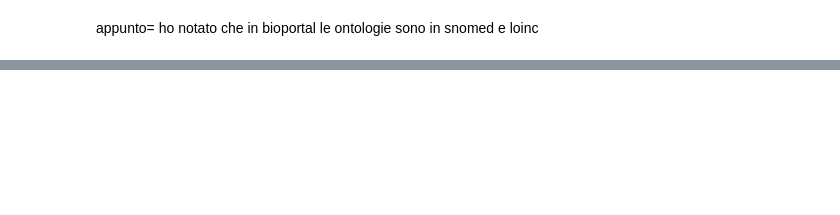
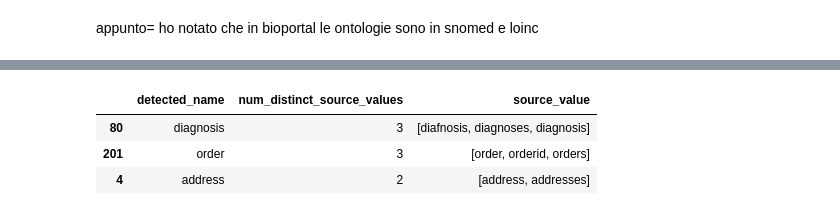
Before and after one commit to GConte47/tirocinio, a Jupyter notebook: df omap/PerLeAnnotazioni20Marzo(1).ipynb, the cells around one changed output, grey strips where cells are left out. Drawn from its saved outputs; the diff is of its cells as text; code cells hidden in the pictures; blank space fills up the shorter version.

```diff
--- a/df omap/PerLeAnnotazioni20Marzo(1).ipynb
+++ b/df omap/PerLeAnnotazioni20Marzo(1).ipynb
@@ -267,0 +297,23 @@ appunto= ho notato che in bioportal le ontologie sono in snomed e loinc
+# %%
+Annotazioni=EsempioAnnotazione
+
+# Aggiunta del campo 'annotator' estratto da 'TipoDiAnnotazione'
+Annotazioni['annotator'] = 'MedCAT'
+
+# Verifica se ogni 'source_value' ha sempre lo stesso 'detected_name'
+source_determines_detected = (
+    Annotazioni.groupby('source_value')['detected_name']
+    .nunique()
+    .max() == 1
+)
+
+# Verifica se ogni 'detected_name' ha sempre lo stesso 'source_value'
+detected_determines_source = (
+    Annotazioni.groupby('detected_name')['source_value']
+    .nunique()
+    .max() == 1
+)
+
+# Stampa i risultati
+print(f"Source Value determina univocamente Detected Name? {source_determines_detected}")
+print(f"Detected Name determina univocamente Source Value? {detected_determines_source}")
@@ -267,0 +327,21 @@ appunto= ho notato che in bioportal le ontologie sono in snomed e loinc
+# %%
+# Raggruppa per 'detected_name' e raccoglie i valori distinti di 'source_value'
+detected_source_values = (
+    Annotazioni.groupby('detected_name')['source_value']
+    .agg(lambda x: sorted(x.unique()))  # Ordina i valori distinti
+    .reset_index()
+)
+
+# Conta il numero di valori distinti per ogni 'detected_name'
+detected_source_values['num_distinct_source_values'] = detected_source_values['source_value'].apply(len)
+
+# Seleziona i tre 'detected_name' con il maggior numero di 'source_value' distinti
+top_detected_names = detected_source_values.nlargest(3, 'num_distinct_source_values')
+
+# Mostra il risultato
+top_detected_names[['detected_name', 'num_distinct_source_values', 'source_value']]
+# %% [output]
+|  | detected_name | num_distinct_source_values | source_value |
+| 80 | diagnosis | 3 | [diafnosis, diagnoses, diagnosis] |
+| 201 | order | 3 | [order, orderid, orders] |
+| 4 | address | 2 | [address, addresses] |
```
Also changed, not shown: parts of 19 cells of this notebook, 1 other file.
